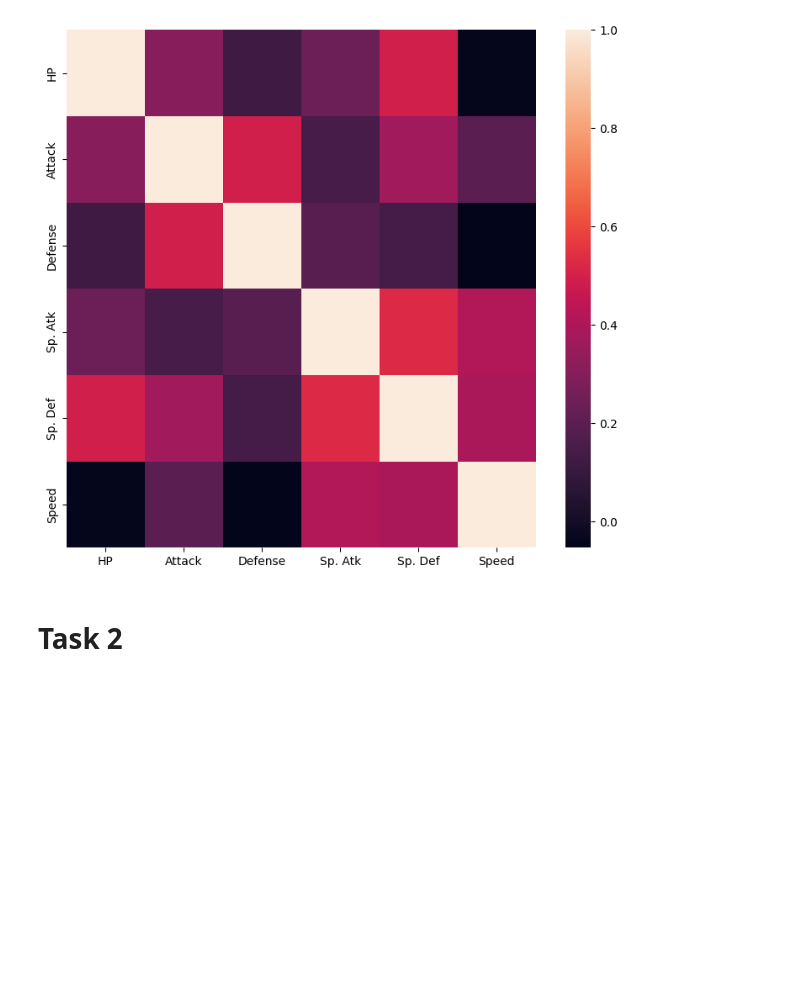
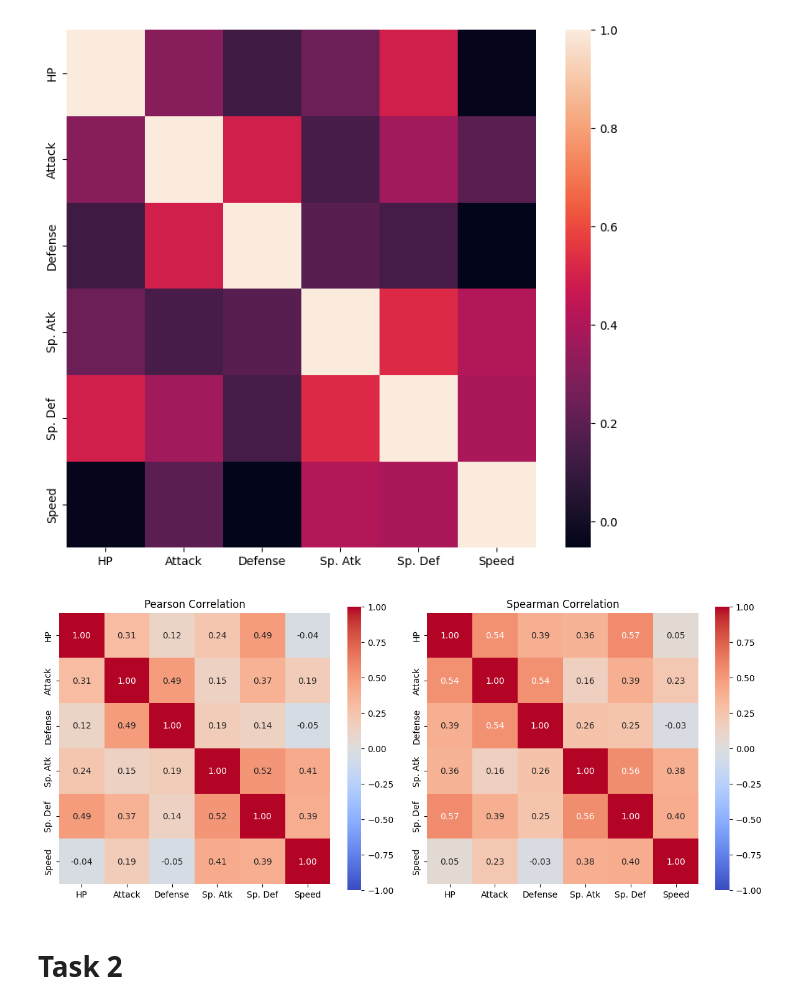
Before and after one commit to akeel2000/Deep-Learning-Labs, a Jupyter notebook: Lab 1.ipynb, the cells around one changed output. Cells and saved outputs as stored; diff of their text form; code cells hidden in the pictures; blank space fills up the shorter version.

```diff
--- a/Lab 1.ipynb
+++ b/Lab 1.ipynb
@@ -135,6 +132,44 @@ sns.heatmap(corr)
 # %% [output]
 <Axes: >
 [figure]
+# %%
+import pandas as pd
+import seaborn as sns
+import matplotlib.pyplot as plt
+from scipy.stats import spearmanr
+
+# 1) Load the data (adjust path if needed)
+# If you already have df from earlier, you can skip this read_csv line.
+df = pd.read_csv('Pokemon.csv', index_col=0, encoding='latin')
+
+# 2) Keep only the six stat columns
+cols = ['HP', 'Attack', 'Defense', 'Sp. Atk', 'Sp. Def', 'Speed']
+stats = df[cols].dropna().copy()
+
+# 3) Pearson (linear)
+pearson_corr = stats.corr(method='pearson')
+
+# 4) Spearman (rank-based)
+# (either of these is fine)
+# spearman_corr = stats.corr(method='spearman')
+spearman_mat, _ = spearmanr(stats)  # also gives p-values if you need them
+spearman_corr = pd.DataFrame(spearman_mat, index=cols, columns=cols)
+
+# 5) Plot heatmaps with values and SAME color scale for fair comparison
+fig, axes = plt.subplots(1, 2, figsize=(12, 5))
+
+sns.heatmap(pearson_corr, ax=axes[0], annot=True, fmt=".2f",
+            cmap='coolwarm', vmin=-1, vmax=1, center=0, square=True)
+axes[0].set_title("Pearson Correlation")
+
+sns.heatmap(spearman_corr, ax=axes[1], annot=True, fmt=".2f",
+            cmap='coolwarm', vmin=-1, vmax=1, center=0, square=True)
+axes[1].set_title("Spearman Correlation")
+
+plt.tight_layout()
+plt.show()
+# %% [output]
+[figure, added]
 # %% [markdown]
 # Task 2
 # %%
```
Also changed, not shown: parts of 1 cell of this notebook.
